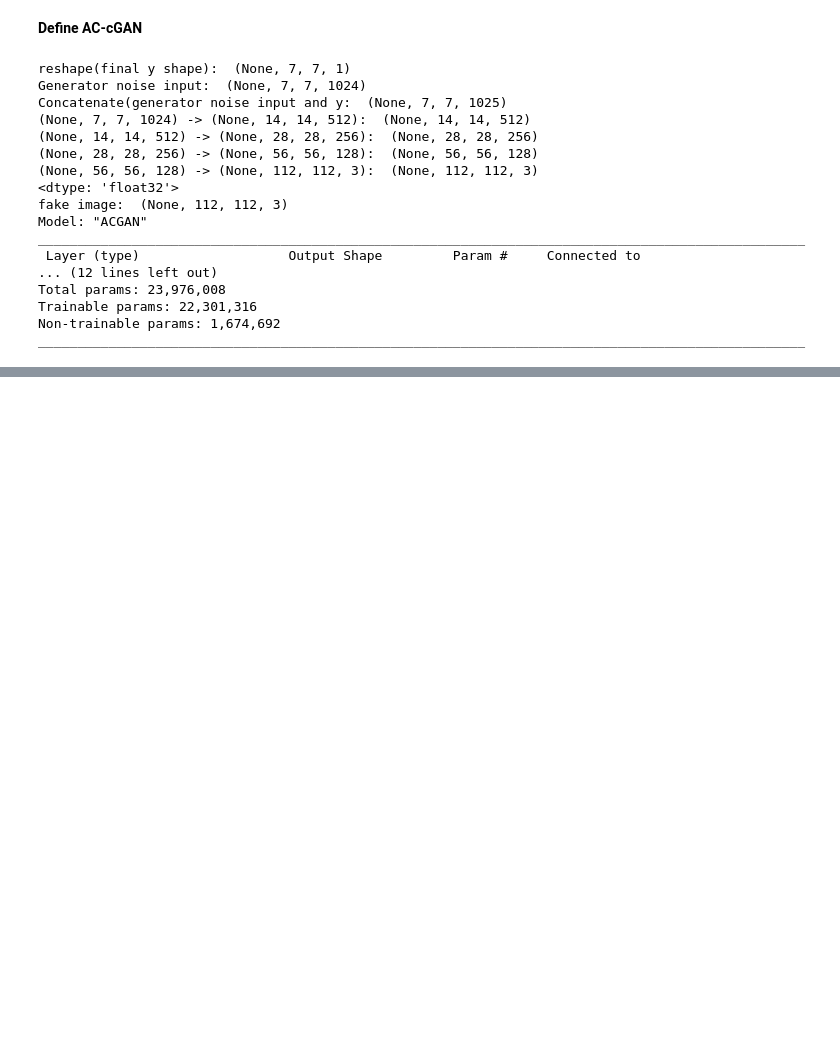
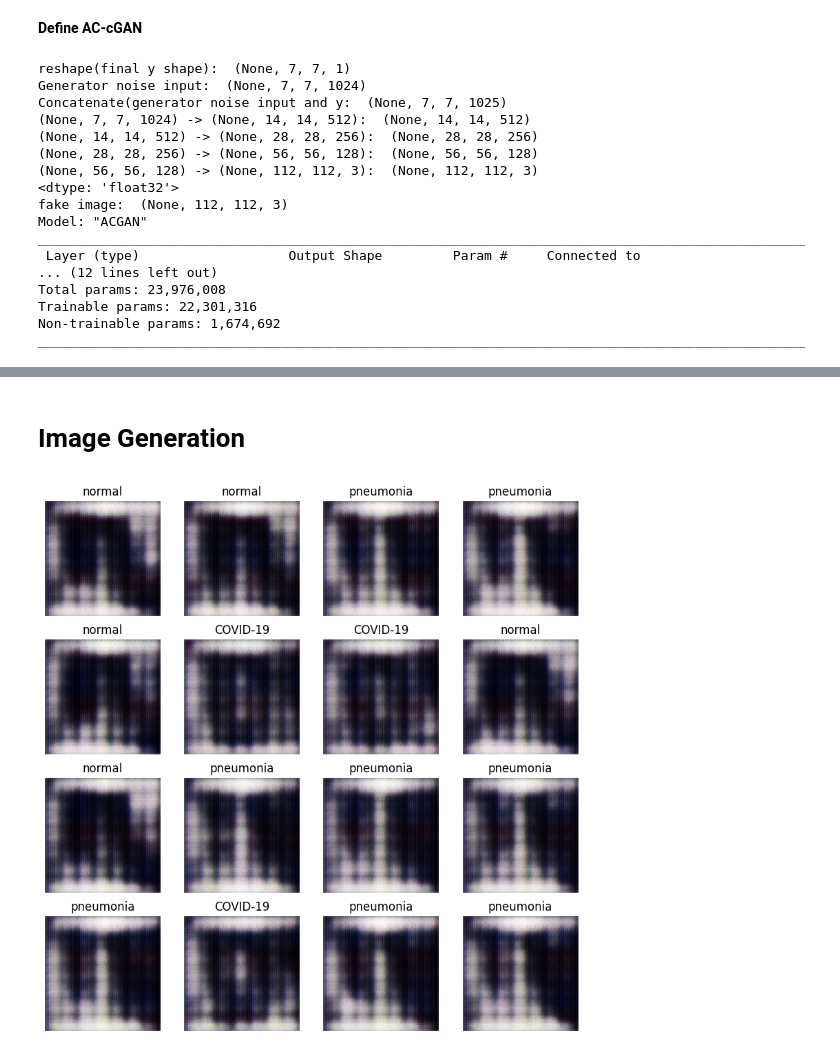
Before and after one commit to giocoal/CXR-ACGAN-chest-xray-generator-covid19-pneumonia, a Jupyter notebook: AC-cGAN.ipynb, the cells around one changed output, grey strips where cells are left out. Drawn from its saved outputs; the diff is of its cells as text; code cells hidden in the pictures; blank space fills up the shorter version.

```diff
--- a/AC-cGAN.ipynb
+++ b/AC-cGAN.ipynb
@@ -167,7 +171,7 @@ len(test_data) # batches per epoch for testing
 4. The first dense layer produces a 1D tensor with a sigmoid activation function. It acts as a binary classifier and outputs a probability indicating whether the image is from the original dataset (as "real") or generated by the generator (as "fake").
 5. The second dense layer outputs a 2D tensor, produced by a softmax activation function, which acts as a classifier identifying the class of each input image.
 # %%
-def discriminator(input_shape=(112, 112, 3), n_classes =3):
+def discriminator(input_shape=(112, 112, 3), n_classes = 3):
     # Define the weight initialization method
     # init = RandomNormal(mean = 0.0, stddev = 0.02)
 
@@ -212,7 +216,7 @@ def discriminator(input_shape=(112, 112, 3), n_classes =3):
     features = Flatten()(x)
 
     # Binary classifier to classify image as fake or real
-    fake = Dense(1, activation='sigmoid', name='generation')(features)
+    fake = Dense(1, activation='sigmoid', name='source')(features)
 
     # Multi-class classifier to classify image digit
     aux = Dense(n_classes, activation='softmax', name='auxiliary')(features)
@@ -506,0 +537,2 @@ def generate_batch_noise_and_labels(batch_size, latent_dim, n_classes = 3):
+# %%
+seed_gif_noise, seed_gif_labels = generate_batch_noise_and_labels(batch_size=16, latent_dim=100)
@@ -510,11 +644,21 @@ def generate_batch_noise_and_labels(batch_size, latent_dim, n_classes = 3):
 **Training Hyperparameters**
 # %%
 nb_epochs = 1200
-batch_size = 36
+batch_size = batch_size
 latent_dim = 100
 nb_batches_train = len(train_data) # number of iterarions per epoch for training
 nb_batches_test = len(test_data) # number of iterarions per epoch for testing
 nb_batches_val = len(val_data) # number of iterarions per epoch for validation
 
+save_every_n_epoch = 20 # save the model and history every n epochs
+save_images_every_n_epoch = 10
+
+print('Number of epochs: ', nb_epochs)
+print('Batch size: ', batch_size)
+print('Number of batches per epoch for training: ', nb_batches_train)
+print('Number of batches per epoch for testing: ', nb_batches_test)
+
+
 train_history = defaultdict(list)
 test_history = defaultdict(list)
+test_accuracy_history = defaultdict(list)
@@ -683,0 +874,29 @@ Epoch 1 of 1200
+# %% [markdown]
+# Image Generation
+# %%
+# You will reuse this seed overtime (so it's easier)
+# to visualize progress in the animated GIF)
+seed_gif_noise, seed_gif_labels = generate_batch_noise_and_labels(batch_size=16, latent_dim=100)
+
+def generate_and_save_images(model, epoch, noise, labels):
+  name_map = {0:'COVID-19', 1:'normal', 2:'pneumonia'}
+  # Notice `training` is set to False.
+  # This is so all layers run in inference mode (batchnorm).
+  generated_images_sample = gen.predict([noise, labels.reshape((-1, 1))], verbose=0)
+  norm_image = cv2.normalize((generated_images_sample + 1) * 127.5, None, alpha=0, beta=255, norm_type=cv2.NORM_MINMAX, dtype=cv2.CV_32F)
+  norm_img = norm_image.astype(np.uint8)
+
+  fig = plt.figure(figsize=(10, 10))
+
+  for i in range(norm_img.shape[0]):
+      plt.subplot(4, 4, i+1)
+      plt.title(name_map[labels[i]])
+      plt.imshow(norm_img[i,:,:], cmap='gray')
+      plt.axis('off')
+
+  plt.savefig('./AC-cGAN/images_for_gif/image_at_epoch_{:04d}.png'.format(epoch))
+  #plt.show()
+# %%
+generate_and_save_images(gen, epoch + 1, seed_gif_noise, seed_gif_labels)
+# %% [output]
+[figure, added]
```
Also changed, not shown: parts of 26 cells of this notebook, 13 other files.
